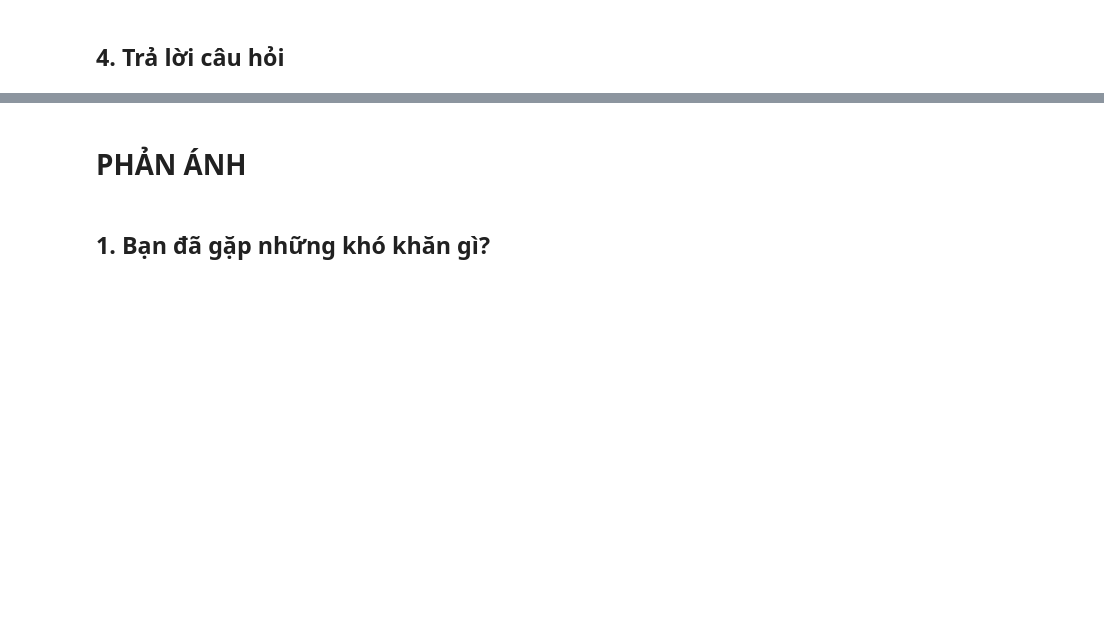
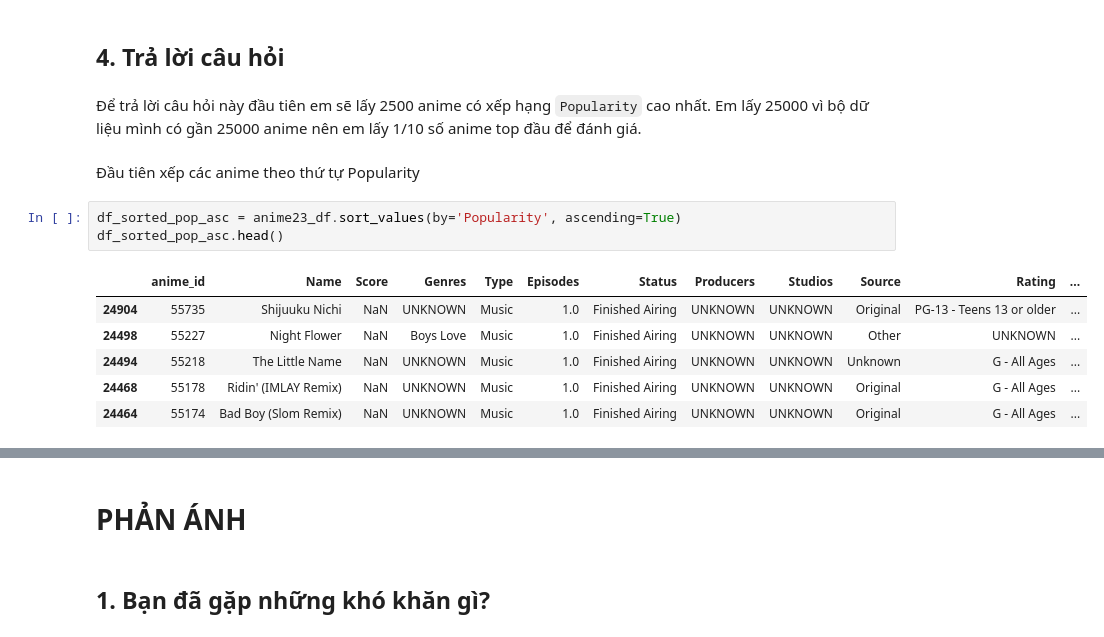
Before and after one commit to AnTuannn/FinalProject_LTKHDL_HKT, a Jupyter notebook: TraLoiCauHoi.ipynb, the cells around one changed output, grey strips where cells are left out. Saved outputs shown, nothing was run; the diff lists cells and outputs as text; blank space fills up the shorter version.

```diff
--- a/TraLoiCauHoi.ipynb
+++ b/TraLoiCauHoi.ipynb
@@ -13,2 +35,16 @@ import matplotlib.pyplot as plt
 # %% [markdown]
 ## 4. Trả lời câu hỏi
+# %% [markdown]
+Để trả lời câu hỏi này đầu tiên em sẽ lấy 2500 anime có xếp hạng `Popularity` cao nhất. Em lấy 25000 vì bộ dữ liệu mình có gần 25000 anime nên em lấy 1/10 số anime top đầu để đánh giá.
+# %% [markdown]
+Đầu tiên xếp các anime theo thứ tự Popularity
+# %%
+df_sorted_pop_asc = anime23_df.sort_values(by='Popularity', ascending=True)
+df_sorted_pop_asc.head()
+# %% [output]
+|  | anime_id | Name | Score | Genres | Type | Episodes | Status | Producers | Studios | Source | Rating | ... |
+| 24904 | 55735 | Shijuuku Nichi | NaN | UNKNOWN | Music | 1.0 | Finished Airing | UNKNOWN | UNKNOWN | Original | PG-13 - Teens 13 or older | ... |
+| 24498 | 55227 | Night Flower | NaN | Boys Love | Music | 1.0 | Finished Airing | UNKNOWN | UNKNOWN | Other | UNKNOWN | ... |
+| 24494 | 55218 | The Little Name | NaN | UNKNOWN | Music | 1.0 | Finished Airing | UNKNOWN | UNKNOWN | Unknown | G - All Ages | ... |
+| 24468 | 55178 | Ridin' (IMLAY Remix) | NaN | UNKNOWN | Music | 1.0 | Finished Airing | UNKNOWN | UNKNOWN | Original | G - All Ages | ... |
+| 24464 | 55174 | Bad Boy (Slom Remix) | NaN | UNKNOWN | Music | 1.0 | Finished Airing | UNKNOWN | UNKNOWN | Original | G - All Ages | ... |
```
Also changed, not shown: parts of 13 cells of this notebook.
